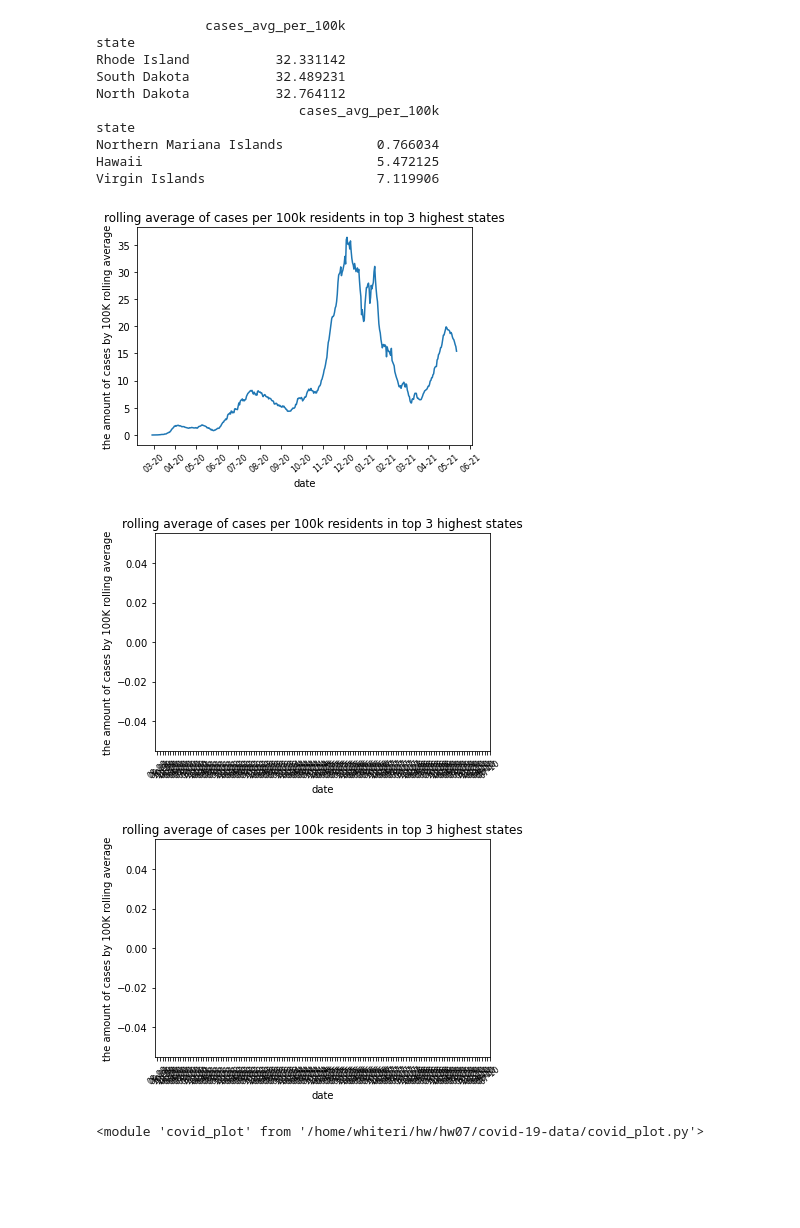
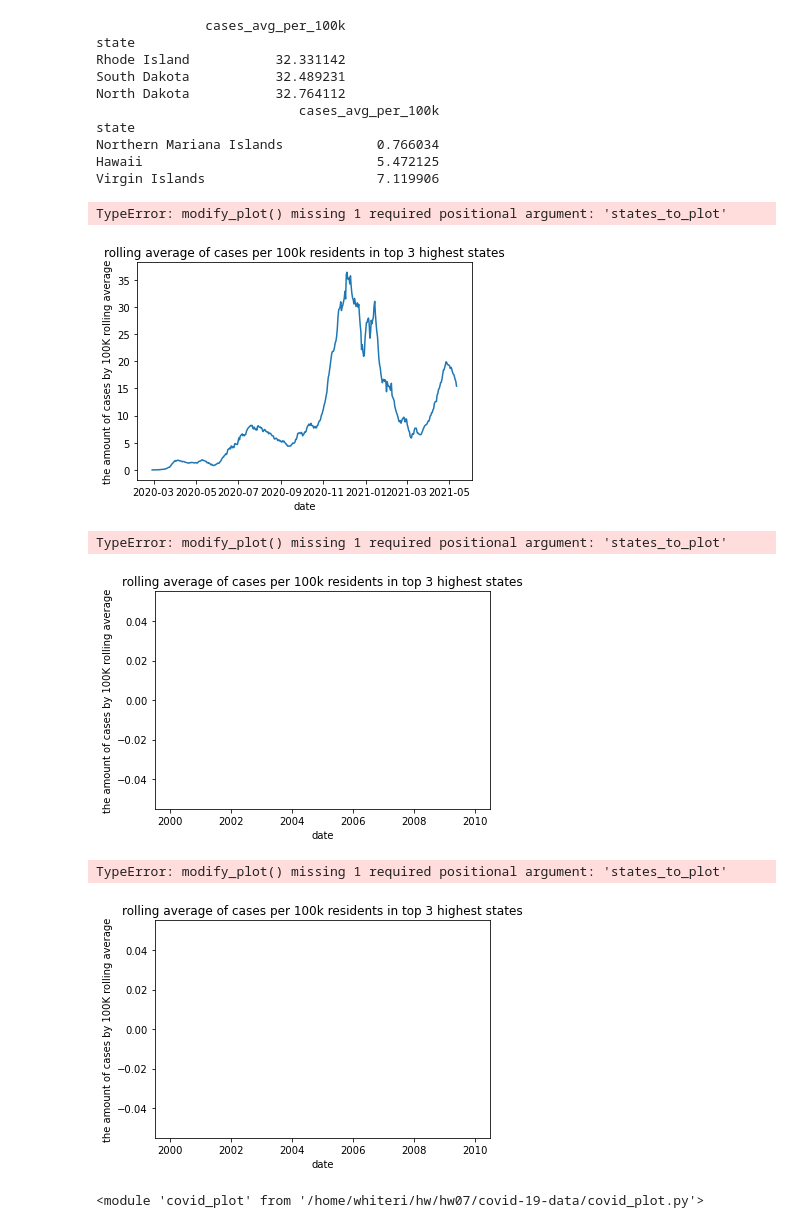
Before and after one commit to alvarant/covid-19-data, a Jupyter notebook: covid.ipynb, the cells around one changed output. Saved outputs shown, nothing was run; the diff lists cells and outputs as text; code cells hidden in the pictures; blank space fills up the shorter version.

```diff
--- a/covid.ipynb
+++ b/covid.ipynb
@@ -19,21 +19,24 @@ Virgin Islands                      7.119906
 # %%
 #Choose any three states that you like
 states=['Oregon','California','Texas']
 ax,cr_state=covid_plot.make_plot(covid_df,states)
-covid_plot.modify_plot(ax,states)
+covid_plot.modify_plot(ax)
 # %% [output]
+TypeError: modify_plot() missing 1 required positional argument: 'states_to_plot'
-[figure, old version]
+[figure, new version]
 # %%
 ax,cr_state=covid_plot.make_plot(covid_df,low_states)
-covid_plot.modify_plot(ax,states)
+covid_plot.modify_plot(ax)
 # %% [output]
+TypeError: modify_plot() missing 1 required positional argument: 'states_to_plot'
-[figure, old version]
+[figure, new version]
 # %%
 
 ax,cr_state=covid_plot.make_plot(covid_df,high_states)
-covid_plot.modify_plot(ax,states)
+covid_plot.modify_plot(ax)
 # %% [output]
+TypeError: modify_plot() missing 1 required positional argument: 'states_to_plot'
-[figure, old version]
+[figure, new version]
 # %%
 import importlib
 importlib.reload(covid_plot)
```
